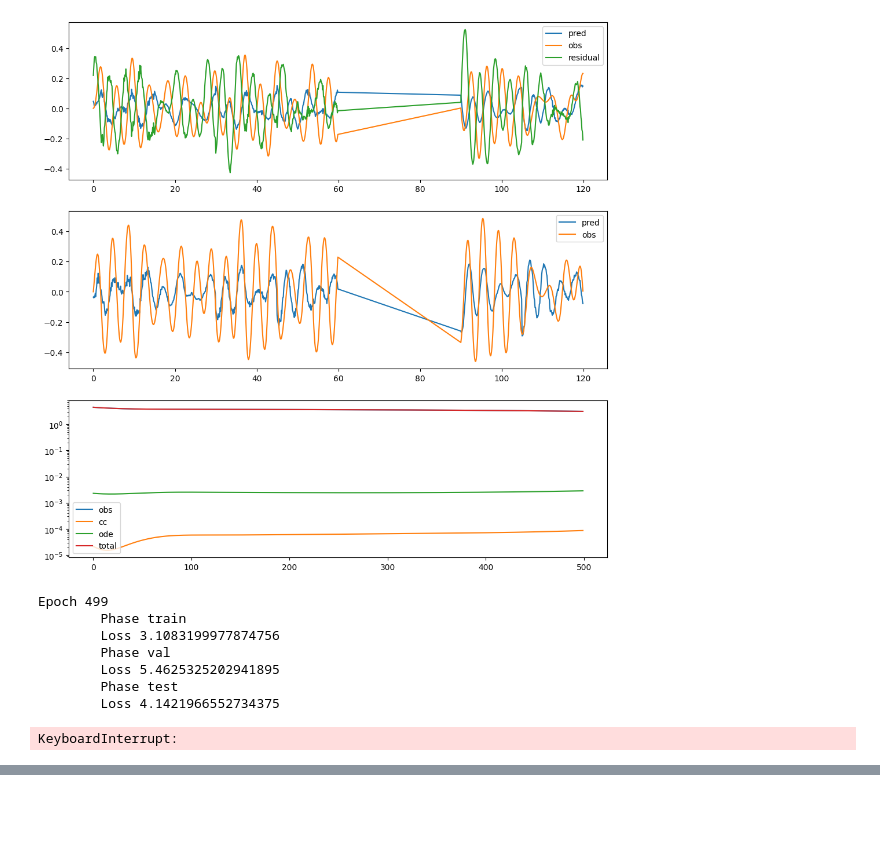
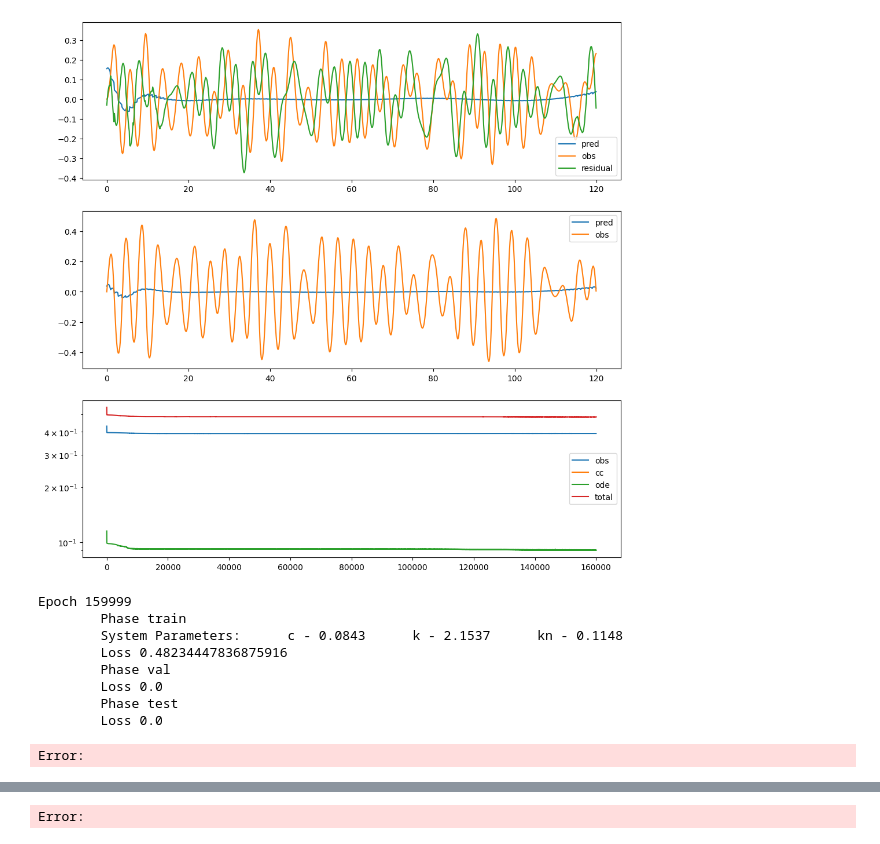
Before and after one commit to ETH-IBK-SMECH/PIDyNN, a Jupyter notebook: tester.ipynb, the cells around one changed output, grey strips where cells are left out. Saved outputs shown, nothing was run; the diff lists cells and outputs as text; code cells hidden in the pictures; blank space fills up the shorter version.

```diff
--- a/tester.ipynb
+++ b/tester.ipynb
@@ -31,9 +28,9 @@ def main(config: argparse.Namespace):
     }
     phases = ['train', 'val', 'test']
     full_dataset = create_dataset(phys_config, config.sequence_length)
-    train_size = int(0.75 * len(full_dataset))  # training size in number of batches
-    val_size = int(0.125 * len(full_dataset))  # validation size in number of batches
-    test_size = int(0.125 * len(full_dataset))  # testing size in number of batches
+    train_size = int(1.0 * len(full_dataset))  # training size
+    val_size = int(0.0 * len(full_dataset))  # validation size
+    test_size = int(0.0 * len(full_dataset))  # testing size
     train_dataset, val_dataset, test_dataset = torch.utils.data.random_split(full_dataset, [train_size, val_size, test_size])
     datasets = {
         'train': train_dataset,
@@ -59,8 +56,8 @@ def main(config: argparse.Namespace):
         'param_norms' : {
             'm' : 1.0,
             'c' : 1.0,
-            'k' : 1.0,
-            'kn' : 1.0
+            'k' : 10.0,
+            'kn' : 10.0
         }
     }
     model = create_model(config.model_type, config.in_channels, config.latent_features, config.out_channels, config.sequence_length, pinn_config)
@@ -70,7 +67,7 @@ def main(config: argparse.Namespace):
 
     fig, axs = plt.subplots(3, 1, figsize=(12,12))
     loss_hist = []
-    print_step = 500
+    print_step = 5000
 
     # Training loop
     epoch = 0
@@ -98,7 +95,7 @@ def main(config: argparse.Namespace):
                 if phase == 'train':
                     optimizer.zero_grad()
                 predictions = model(inputs)
-                loss, losses, residuals = model.loss_func(config.lambdas, inputs, targets, inputs, force, epoch)
+                loss, losses, residuals = model.loss_func(config.lambdas, inputs, targets, inputs, force)
                 if config.system_discovery:
                     write_string += '\tSystem Parameters:\tc - {:.4f}\tk - {:.4f}\tkn - {:.4f}\n'.format(model.c_[0,0].item(),model.k_[0,0].item(),model.kn_[0,0].item())
                 phase_loss += loss.item()
@@ -124,12 +121,10 @@ def main(config: argparse.Namespace):
             axs[0].plot(plotting_data['input'].detach()*model.alpha_t,
                         plotting_data['observations'][:,0].detach()*model.alpha_z[0],
                         label='obs')
-            axs[0].plot(plotting_data['input'].detach()*model.alpha_t,
-                        -plotting_data['residuals'].detach(),
-                        label='residual')
-            # axs[0].plot(plotting_data['input'].detach()*model.alpha_t,
-            #             plotting_data['force'].detach()*model.alpha_f,
-            #             label='force')
+            if config.lambdas['ode']>0.0:
+                axs[0].plot(plotting_data['input'].detach()*model.alpha_t,
+                            -plotting_data['residuals'].detach(),
+                            label='residual')
             axs[0].legend()
 
             axs[1].cla()
@@ -156,47 +151,48 @@ def main(config: argparse.Namespace):
 # parse config
 parser = argparse.ArgumentParser(description="Train PINN")
 
 # physical-model arguments
 parser.add_argument('--n-dof', type=int, default=1)
 parser.add_argument('--system-type', type=str, default='single_dof_duffing')
 
 # nn-model arguments
 parser.add_argument('--model-type', type=str, default='sdof_pinn')
 parser.add_argument('--in-channels', type=int, default=1)
 parser.add_argument('--latent-features', type=int, default=8)
 parser.add_argument('--out-channels', type=int, default=2)
 
 # pinn arguments
 parser.add_argument('--phys-system-type', type=str, default='duffing_sdof')
 parser.add_argument('--lambdas', type=dict, default={
-    'obs' : 10.0,
-    'cc' : 0.01,
-    'ode' : 0.1
+    'obs' : 1.0,
+    'cc' : 0.0,
+    'ode' : 5.0
 })
-parser.add_argument('--system-discovery', type=bool, default=False)
+parser.add_argument('--system-discovery', type=bool, default=True)
 parser.add_argument('--m-', type=torch.Tensor, default=torch.Tensor([[10.0]]))
 parser.add_argument('--c-', type=torch.Tensor, default=torch.Tensor([[1.0]]))
 parser.add_argument('--k-', type=torch.Tensor, default=torch.Tensor([[15.0]]))
 parser.add_argument('--kn-', type=torch.Tensor, default=torch.Tensor([[100.0]]))
 
 # training arguments
-parser.add_argument('--batch-size', type=int, default=8)
+parser.add_argument('--batch-size', type=int, default=128)
 parser.add_argument('--num-workers', type=int, default=0)
-parser.add_argument('--num-epochs', type=int, default=500000)
-parser.add_argument('--sequence-length', type=int, default=128)
-parser.add_argument('--learning-rate', type=float, default=1e-5)
+parser.add_argument('--num-epochs', type=int, default=5000000)
+parser.add_argument('--sequence-length', type=int, default=8)
+parser.add_argument('--learning-rate', type=float, default=5e-4)
 parser.add_argument('--weight-decay', type=float, default=1e-4)
 
 args = parser.parse_args(args=[])
 
 model, predictions = main(args)
 # %% [output]
-[figure, old version]
+[figure, new version]
-Epoch 499
+Epoch 159999
         Phase train
-        Loss 3.1083199977874756
+        System Parameters:      c - 0.0843      k - 2.1537      kn - 0.1148
+        Loss 0.48234447836875916
         Phase val
-        Loss 5.4625325202941895
+        Loss 0.0
         Phase test
-        Loss 4.1421966552734375
+        Loss 0.0
-KeyboardInterrupt:
+Error:
@@ -203,0 +199 @@ KeyboardInterrupt:
+Error:
```
Also changed, not shown: parts of 2 cells of this notebook, 6 other files.
